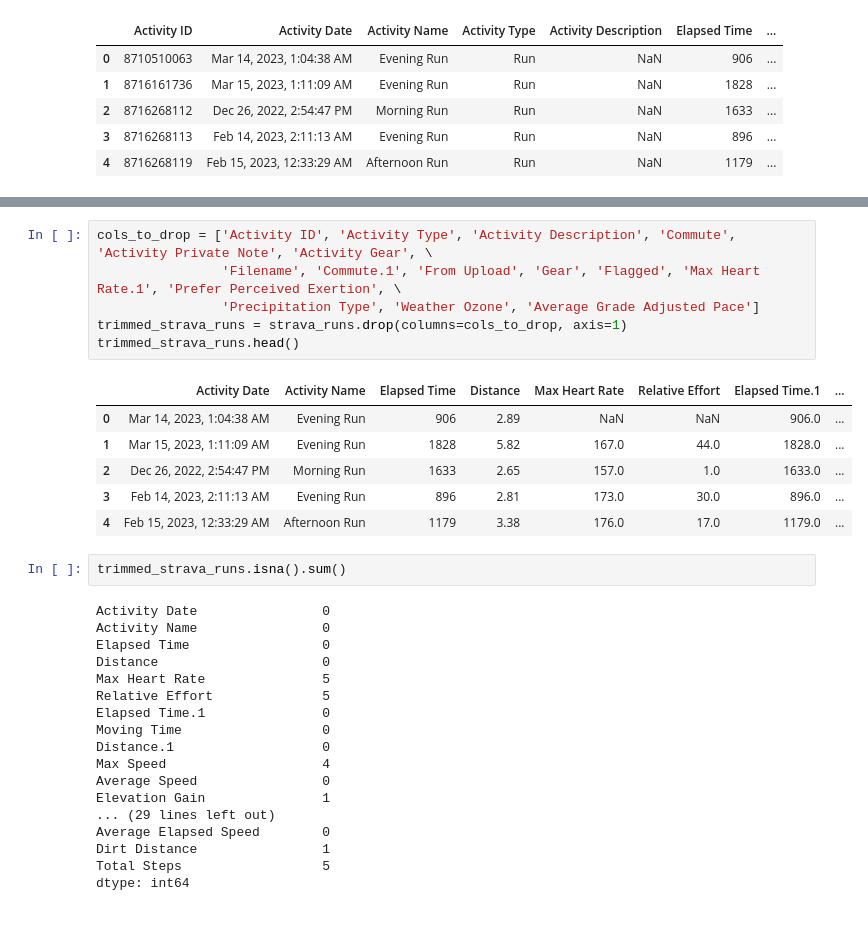
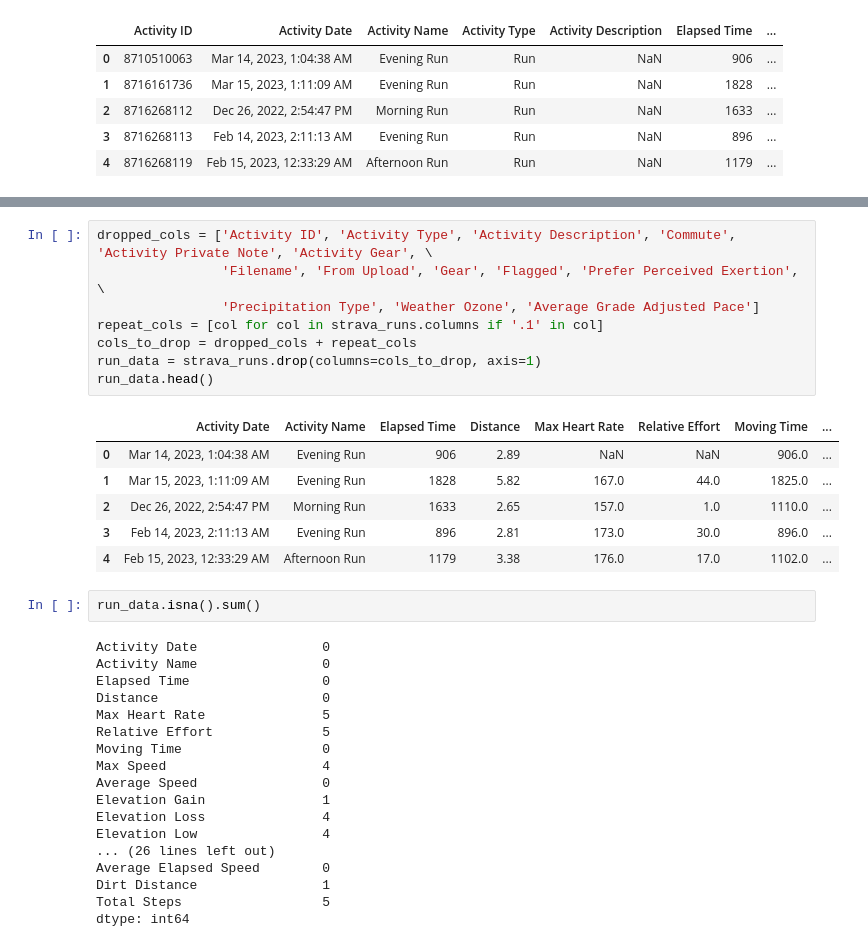
Before and after one commit to CodyT21/running_data, a Jupyter notebook: running_eda.ipynb, the cells around one changed output, grey strips where cells are left out. Saved outputs shown, nothing was run; the diff lists cells and outputs as text.

```diff
--- a/running_eda.ipynb
+++ b/running_eda.ipynb
@@ -92,20 +92,22 @@ strava_runs.describe(include='all')
 | 75% | 1.082656e+10 | NaN | NaN | NaN | NaN | 2471.250000 | ... |
 | max | 1.166760e+10 | NaN | NaN | NaN | NaN | 6575.000000 | ... |
 # %%
-cols_to_drop = ['Activity ID', 'Activity Type', 'Activity Description', 'Commute', 'Activity Private Note', 'Activity Gear', \
-                'Filename', 'Commute.1', 'From Upload', 'Gear', 'Flagged', 'Max Heart Rate.1', 'Prefer Perceived Exertion', \
+dropped_cols = ['Activity ID', 'Activity Type', 'Activity Description', 'Commute', 'Activity Private Note', 'Activity Gear', \
+                'Filename', 'From Upload', 'Gear', 'Flagged', 'Prefer Perceived Exertion', \
                 'Precipitation Type', 'Weather Ozone', 'Average Grade Adjusted Pace']
-trimmed_strava_runs = strava_runs.drop(columns=cols_to_drop, axis=1)
-trimmed_strava_runs.head()
+repeat_cols = [col for col in strava_runs.columns if '.1' in col]
+cols_to_drop = dropped_cols + repeat_cols
+run_data = strava_runs.drop(columns=cols_to_drop, axis=1)
+run_data.head()
 # %% [output]
-|  | Activity Date | Activity Name | Elapsed Time | Distance | Max Heart Rate | Relative Effort | Elapsed Time.1 | ... |
+|  | Activity Date | Activity Name | Elapsed Time | Distance | Max Heart Rate | Relative Effort | Moving Time | ... |
 | 0 | Mar 14, 2023, 1:04:38 AM | Evening Run | 906 | 2.89 | NaN | NaN | 906.0 | ... |
-| 1 | Mar 15, 2023, 1:11:09 AM | Evening Run | 1828 | 5.82 | 167.0 | 44.0 | 1828.0 | ... |
-| 2 | Dec 26, 2022, 2:54:47 PM | Morning Run | 1633 | 2.65 | 157.0 | 1.0 | 1633.0 | ... |
+| 1 | Mar 15, 2023, 1:11:09 AM | Evening Run | 1828 | 5.82 | 167.0 | 44.0 | 1825.0 | ... |
+| 2 | Dec 26, 2022, 2:54:47 PM | Morning Run | 1633 | 2.65 | 157.0 | 1.0 | 1110.0 | ... |
 | 3 | Feb 14, 2023, 2:11:13 AM | Evening Run | 896 | 2.81 | 173.0 | 30.0 | 896.0 | ... |
-| 4 | Feb 15, 2023, 12:33:29 AM | Afternoon Run | 1179 | 3.38 | 176.0 | 17.0 | 1179.0 | ... |
+| 4 | Feb 15, 2023, 12:33:29 AM | Afternoon Run | 1179 | 3.38 | 176.0 | 17.0 | 1102.0 | ... |
 # %%
-trimmed_strava_runs.isna().sum()
+run_data.isna().sum()
 # %% [output]
 Activity Date                0
 Activity Name                0
@@ -113,13 +115,13 @@ Elapsed Time                 0
 Distance                     0
 Max Heart Rate               5
 Relative Effort              5
-Elapsed Time.1               0
 Moving Time                  0
-Distance.1                   0
 Max Speed                    4
 Average Speed                0
 Elevation Gain               1
-... (29 lines left out)
+Elevation Loss               4
+Elevation Low                4
+... (26 lines left out)
 Average Elapsed Speed        0
 Dirt Distance                1
 Total Steps                  5
```
Also changed, not shown: parts of 11 cells of this notebook, 1 other file.
